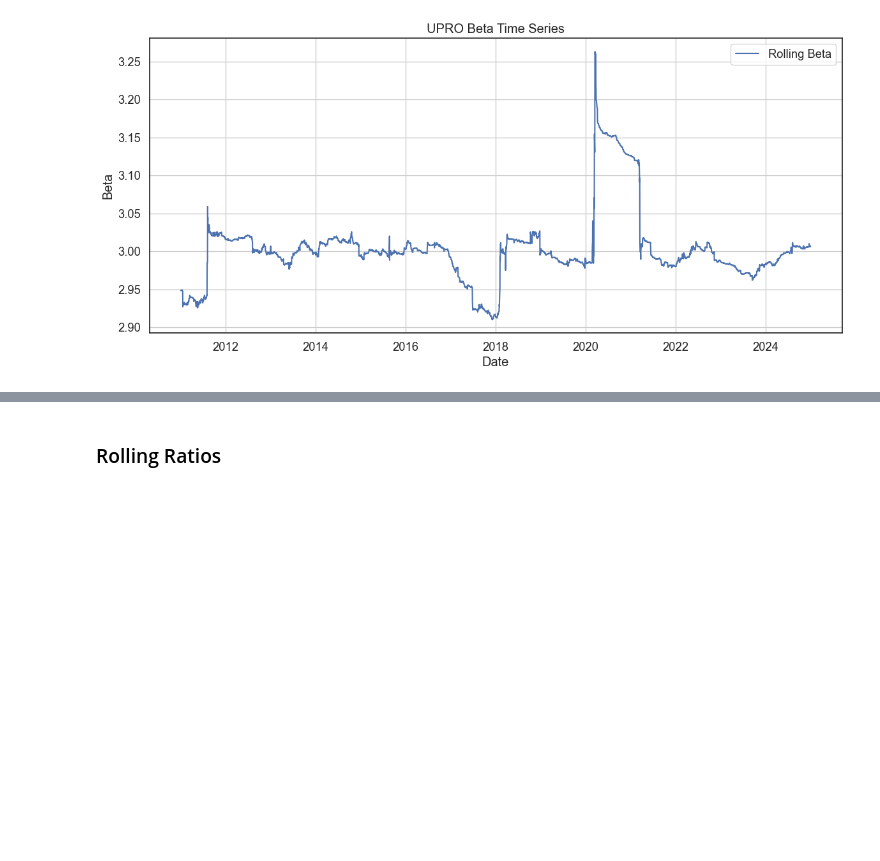
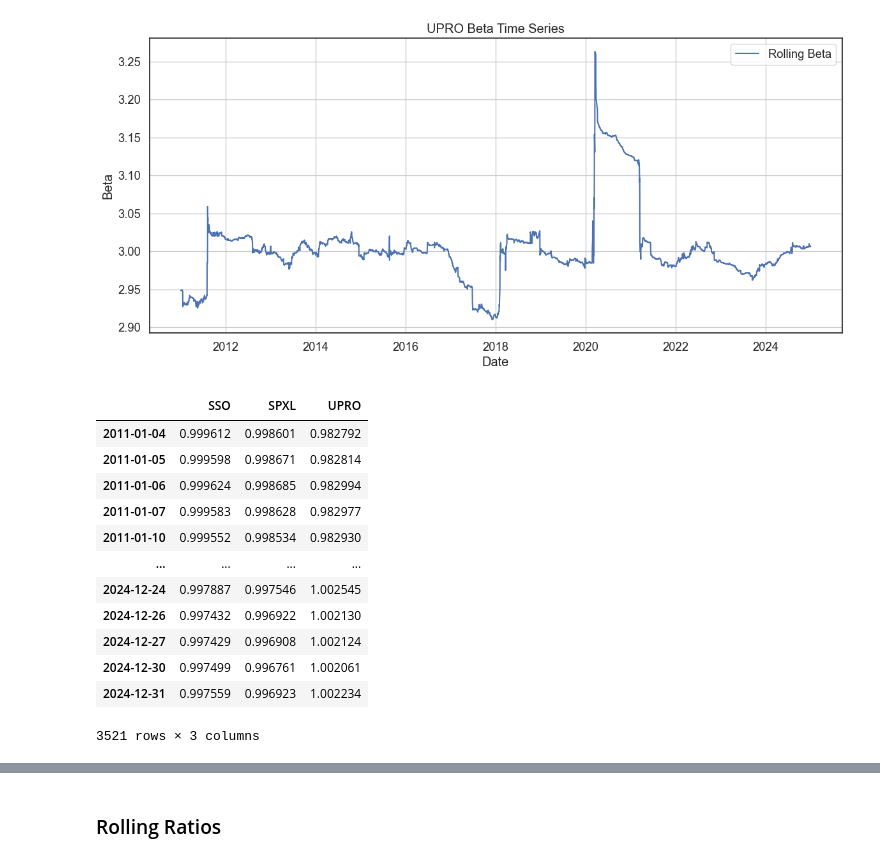
Before and after one commit to dan-the-quant/DanTheQuant-Evidence_Lab_Research, a Jupyter notebook: Leveraged_Portfolios_Analysis/Leveraged_Portfolios.ipynb, the cells around one changed output, grey strips where cells are left out. Drawn from its saved outputs; the diff is of its cells as text; code cells hidden in the pictures; blank space fills up the shorter version.

```diff
--- a/Leveraged_Portfolios_Analysis/Leveraged_Portfolios.ipynb
+++ b/Leveraged_Portfolios_Analysis/Leveraged_Portfolios.ipynb
@@ -401,6 +401,28 @@ for stock in index_tickers[:3]:
 [figure]
 [figure]
 [figure]
+# %%
+# Adjusted Betas
+adjusted_betas_df = betas_df.copy()
+adjusted_betas_df['SSO'] = adjusted_betas_df['SSO'] / 2
+adjusted_betas_df['SPXL'] = adjusted_betas_df['SPXL'] / 3
+adjusted_betas_df['UPRO'] = adjusted_betas_df['UPRO'] / 3
+
+adjusted_betas_df
+# %% [output]
+|  | SSO | SPXL | UPRO |
+| 2011-01-04 | 0.999612 | 0.998601 | 0.982792 |
+| 2011-01-05 | 0.999598 | 0.998671 | 0.982814 |
+| 2011-01-06 | 0.999624 | 0.998685 | 0.982994 |
+| 2011-01-07 | 0.999583 | 0.998628 | 0.982977 |
+| 2011-01-10 | 0.999552 | 0.998534 | 0.982930 |
+| ... | ... | ... | ... |
+| 2024-12-24 | 0.997887 | 0.997546 | 1.002545 |
+| 2024-12-26 | 0.997432 | 0.996922 | 1.002130 |
+| 2024-12-27 | 0.997429 | 0.996908 | 1.002124 |
+| 2024-12-30 | 0.997499 | 0.996761 | 1.002061 |
+| 2024-12-31 | 0.997559 | 0.996923 | 1.002234 |
+3521 rows × 3 columns
 # %%
 # Create Plot for the Residual Returns
 plt.figure(figsize=(10, 6))
```
Also changed, not shown: parts of 18 cells of this notebook.
